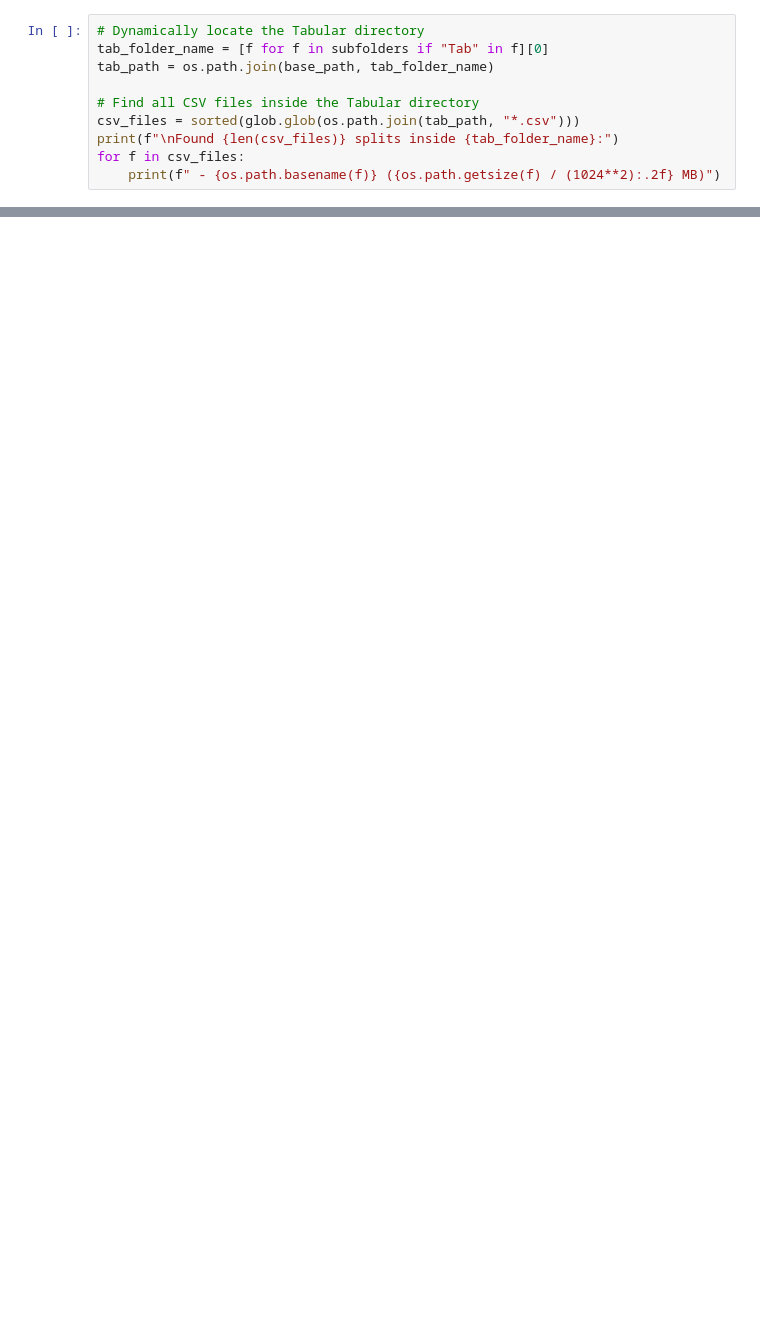
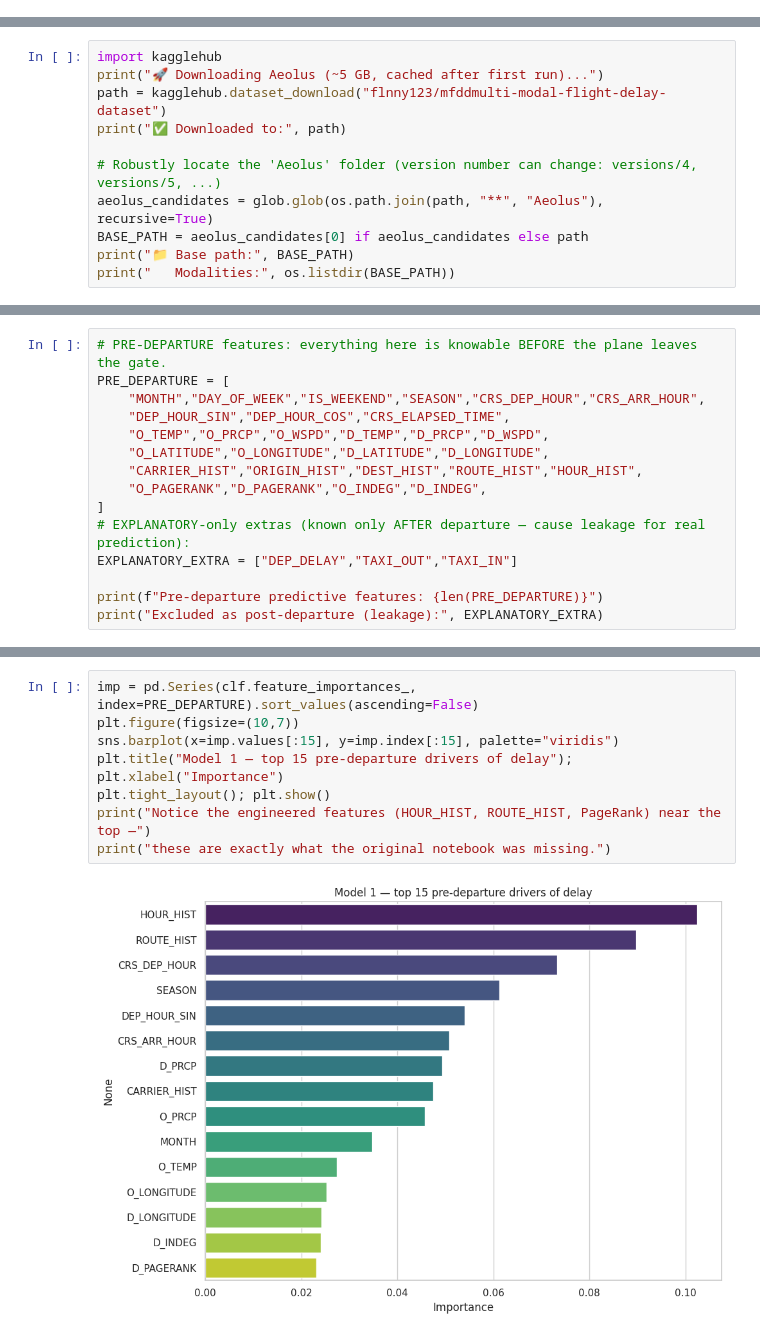
Before and after one commit to SriVarshan733/final-year-project-UH, a Jupyter notebook: final_year_project_uh.ipynb, the cells around one changed output, grey strips where cells are left out. Cells and saved outputs as stored; diff of their text form; blank space fills up the shorter version.

```diff
--- a/final_year_project_uh.ipynb
+++ b/final_year_project_uh.ipynb
@@ -60,10 +2,0 @@ Available modalities inside Aeolus: ['Flight_Tab', 'Flight_network', 'Flight_cha
-# %%
-# Dynamically locate the Tabular directory
-tab_folder_name = [f for f in subfolders if "Tab" in f][0]
-tab_path = os.path.join(base_path, tab_folder_name)
-
-# Find all CSV files inside the Tabular directory
-csv_files = sorted(glob.glob(os.path.join(tab_path, "*.csv")))
-print(f"\nFound {len(csv_files)} splits inside {tab_folder_name}:")
-for f in csv_files:
-    print(f" - {os.path.basename(f)} ({os.path.getsize(f) / (1024**2):.2f} MB)")
@@ -313,0 +27,11 @@ Passing `palette` without assigning `hue` is deprecated and will be removed in v
+# %%
+import kagglehub
+print("🚀 Downloading Aeolus (~5 GB, cached after first run)...")
+path = kagglehub.dataset_download("flnny123/mfddmulti-modal-flight-delay-dataset")
+print("✅ Downloaded to:", path)
+
+# Robustly locate the 'Aeolus' folder (version number can change: versions/4, versions/5, ...)
+aeolus_candidates = glob.glob(os.path.join(path, "**", "Aeolus"), recursive=True)
+BASE_PATH = aeolus_candidates[0] if aeolus_candidates else path
+print("📁 Base path:", BASE_PATH)
+print("   Modalities:", os.listdir(BASE_PATH))
@@ -313,0 +445,15 @@ Passing `palette` without assigning `hue` is deprecated and will be removed in v
+# %%
+# PRE-DEPARTURE features: everything here is knowable BEFORE the plane leaves the gate.
+PRE_DEPARTURE = [
+    "MONTH","DAY_OF_WEEK","IS_WEEKEND","SEASON","CRS_DEP_HOUR","CRS_ARR_HOUR",
+    "DEP_HOUR_SIN","DEP_HOUR_COS","CRS_ELAPSED_TIME",
+    "O_TEMP","O_PRCP","O_WSPD","D_TEMP","D_PRCP","D_WSPD",
+    "O_LATITUDE","O_LONGITUDE","D_LATITUDE","D_LONGITUDE",
+    "CARRIER_HIST","ORIGIN_HIST","DEST_HIST","ROUTE_HIST","HOUR_HIST",
+    "O_PAGERANK","D_PAGERANK","O_INDEG","D_INDEG",
+]
+# EXPLANATORY-only extras (known only AFTER departure — cause leakage for real prediction):
+EXPLANATORY_EXTRA = ["DEP_DELAY","TAXI_OUT","TAXI_IN"]
+
+print(f"Pre-departure predictive features: {len(PRE_DEPARTURE)}")
+print("Excluded as post-departure (leakage):", EXPLANATORY_EXTRA)
@@ -313,0 +586,10 @@ Passing `palette` without assigning `hue` is deprecated and will be removed in v
+# %%
+imp = pd.Series(clf.feature_importances_, index=PRE_DEPARTURE).sort_values(ascending=False)
+plt.figure(figsize=(10,7))
+sns.barplot(x=imp.values[:15], y=imp.index[:15], palette="viridis")
+plt.title("Model 1 — top 15 pre-departure drivers of delay"); plt.xlabel("Importance")
+plt.tight_layout(); plt.show()
+print("Notice the engineered features (HOUR_HIST, ROUTE_HIST, PageRank) near the top —")
+print("these are exactly what the original notebook was missing.")
+# %% [output]
+[figure, added]
```
Also changed, not shown: parts of 53 cells of this notebook.
